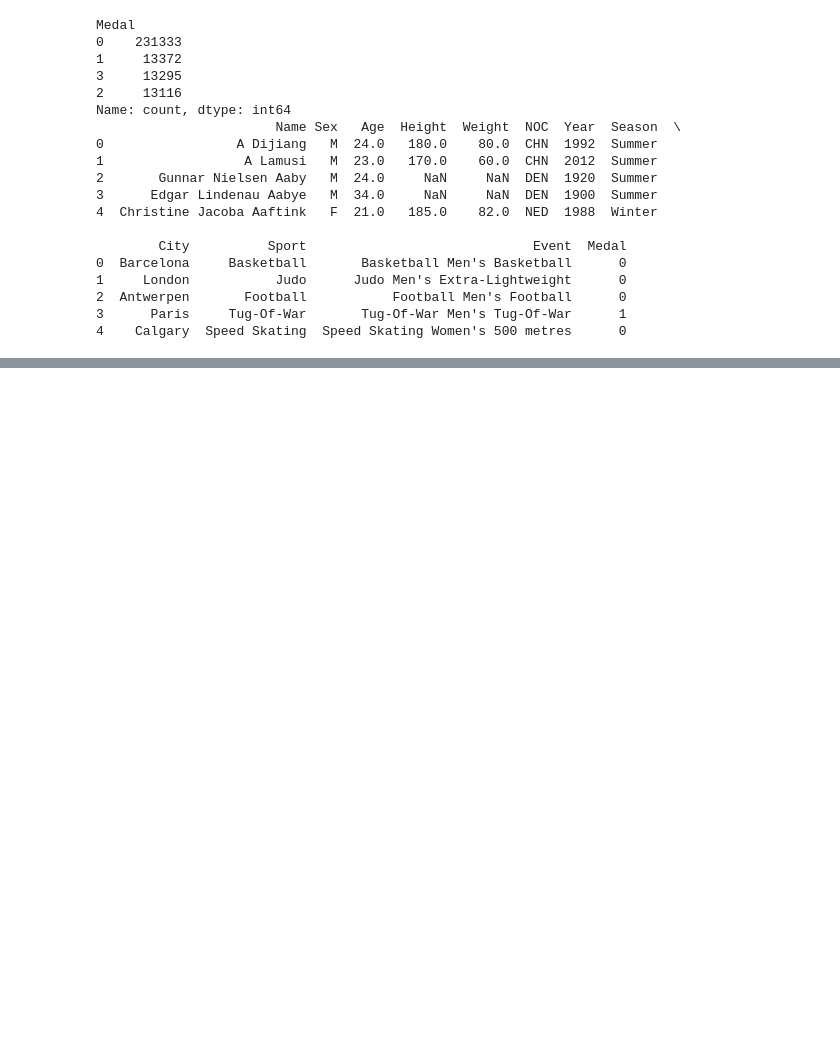
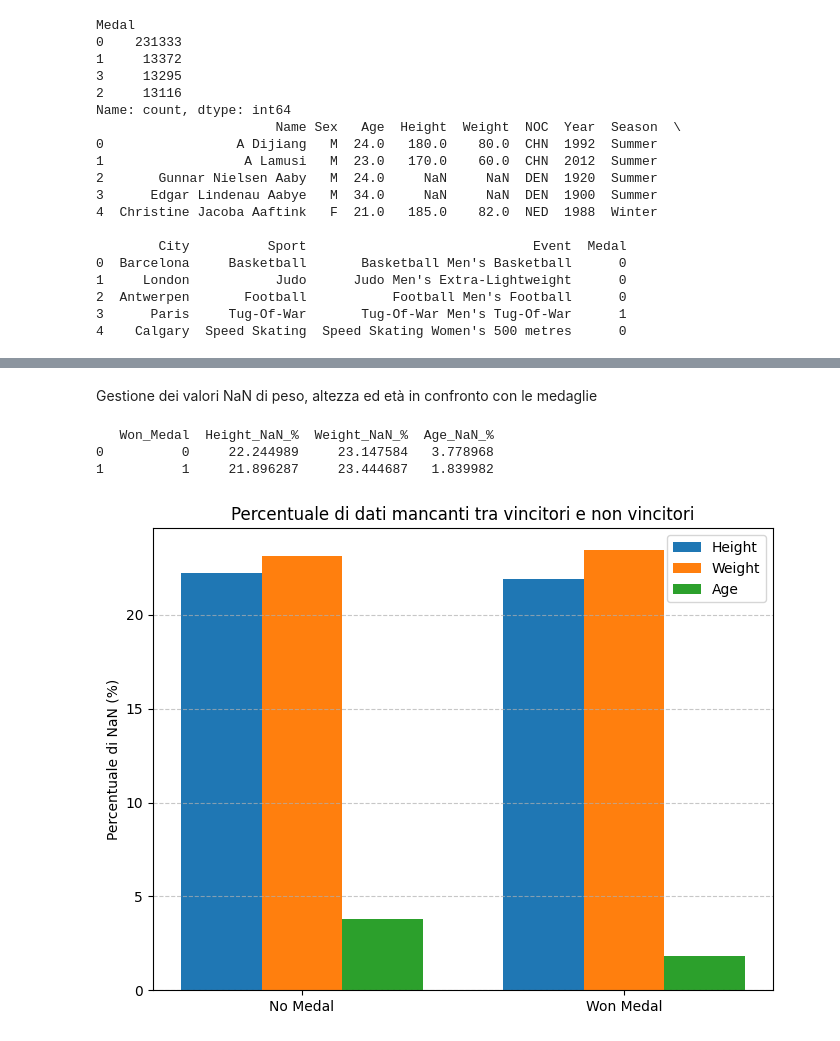
Before and after one commit to matteostronati/Data_science_project, a Jupyter notebook: notebooks/01_exploration.ipynb, the cells around one changed output, grey strips where cells are left out. Drawn from its saved outputs; the diff is of its cells as text; code cells hidden in the pictures; blank space fills up the shorter version.

```diff
--- a/notebooks/01_exploration.ipynb
+++ b/notebooks/01_exploration.ipynb
@@ -116,0 +132,36 @@ Medal         0
+# %% [markdown]
+Gestione dei valori NaN di peso, altezza ed età in confronto con le medaglie
+# %%
+df['Won_Medal'] = df['Medal'].apply(lambda x: 1 if x > 0 else 0)
+
+missing_by_medal = (
+    df.groupby('Won_Medal')[['Height', 'Weight', 'Age']]
+    .apply(lambda x: x.isna().mean() * 100)
+    .reset_index()
+)
+
+missing_by_medal.columns = ['Won_Medal', 'Height_NaN_%', 'Weight_NaN_%', 'Age_NaN_%']
+print(missing_by_medal)
+
+labels = ['No Medal', 'Won Medal']
+x = np.arange(len(labels))
+width = 0.25
+
+fig, ax = plt.subplots(figsize=(8,6))
+ax.bar(x - width, missing_by_medal['Height_NaN_%'], width, label='Height')
+ax.bar(x, missing_by_medal['Weight_NaN_%'], width, label='Weight')
+ax.bar(x + width, missing_by_medal['Age_NaN_%'], width, label='Age')
+
+ax.set_xticks(x)
+ax.set_xticklabels(labels)
+ax.set_ylabel('Percentuale di NaN (%)')
+ax.set_title('Percentuale di dati mancanti tra vincitori e non vincitori')
+ax.legend()
+ax.grid(True, axis='y', linestyle='--', alpha=0.7)
+
+plt.show()
+# %% [output]
+   Won_Medal  Height_NaN_%  Weight_NaN_%  Age_NaN_%
+0          0     22.244989     23.147584   3.778968
+1          1     21.896287     23.444687   1.839982
+[figure, added]
```
Also changed, not shown: parts of 4 cells of this notebook.
